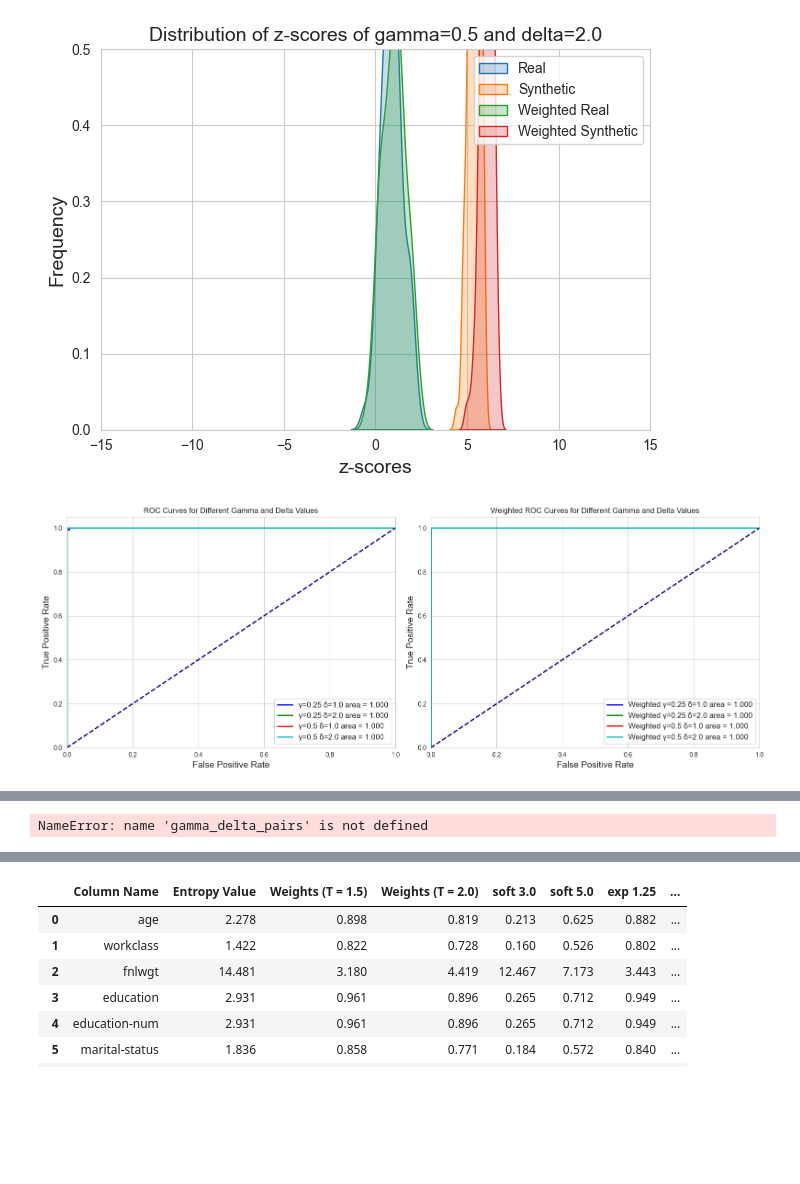
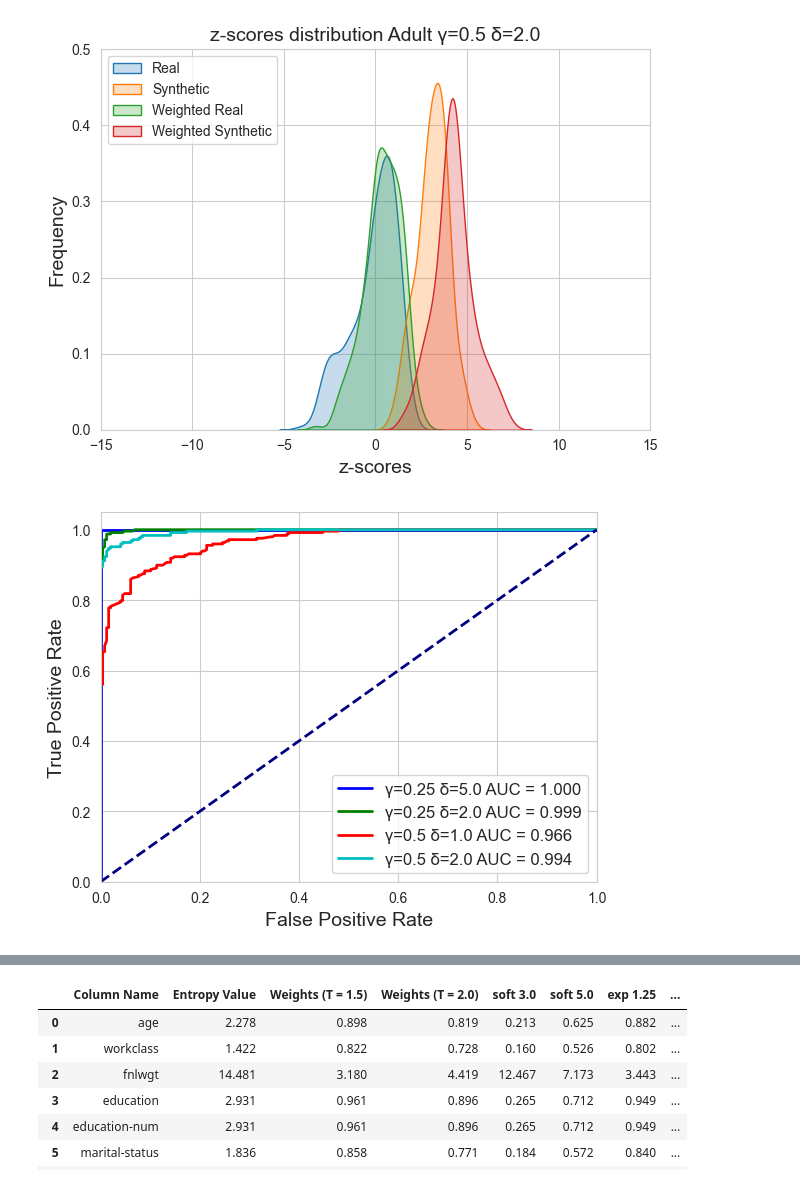
Before and after one commit to blueminh/t-rest, a Jupyter notebook: evaluation/synthcity.ipynb, the cells around one changed output, grey strips where cells are left out. Saved outputs shown, nothing was run; the diff lists cells and outputs as text; code cells hidden in the pictures; blank space fills up the shorter version.

```diff
--- a/evaluation/synthcity.ipynb
+++ b/evaluation/synthcity.ipynb
@@ -413,13 +470,14 @@ plot_roc_curves(results["non_weighted_results"], results["weighted_results"])
 # %%
+gamma_delta_pairs = [(0.25, 5.0), (0.25, 2.0), (0.5, 1.0), (0.5, 2.0)]
 results = compute_roc_auc(
-    ["adult"],
+    ["adult", "california", "abalone", "diabetes"],
     gamma_delta_pairs=gamma_delta_pairs,
-    num_samples_per_class=125,
-    num_tokens_per_sample=250,
+    num_samples_per_class=250,
+    num_tokens_per_sample=125,
     plot_distribution=True,
     softmax_temp=5.0,
     custom_softmax=lambda x : softmax(x * 1.5 / np.max(x), 1.0)
 )
 # Plot all ROC curves
-plot_roc_curves(results["non_weighted_results"], results["weighted_results"])
+plot_roc_curves_separated_figures(results["non_weighted_results"], results["weighted_results"])
 # %% [output]
@@ -429,2 +487,2 @@ plot_roc_curves(results["non_weighted_results"], results["weighted_results"])
-[figure, old version]
+[figure, new version]
-[figure, old version]
+[figure, new version]
@@ -431,14 +491,0 @@ plot_roc_curves(results["non_weighted_results"], results["weighted_results"])
-# %%
-results = compute_roc_auc(
-    ["adult"],
-    gamma_delta_pairs=gamma_delta_pairs,
-    num_samples_per_class=250,
-    num_tokens_per_sample=250,
-    plot_distribution=True,
-    softmax_temp=5.0,
-    custom_softmax=lambda x : softmax(x * 1.5 / np.max(x), 1.0)
-)
-
-plot_roc_curves(results["non_weighted_results"], results["weighted_results"])
-# %% [output]
-NameError: name 'gamma_delta_pairs' is not defined
```
Also changed, not shown: parts of 7 cells of this notebook, 17 other files.
